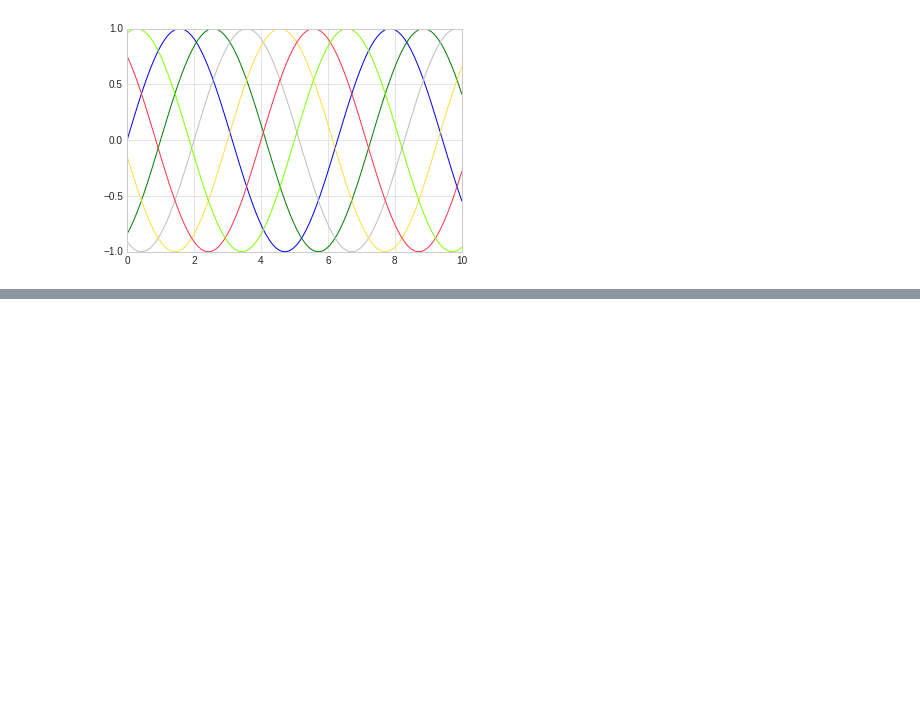
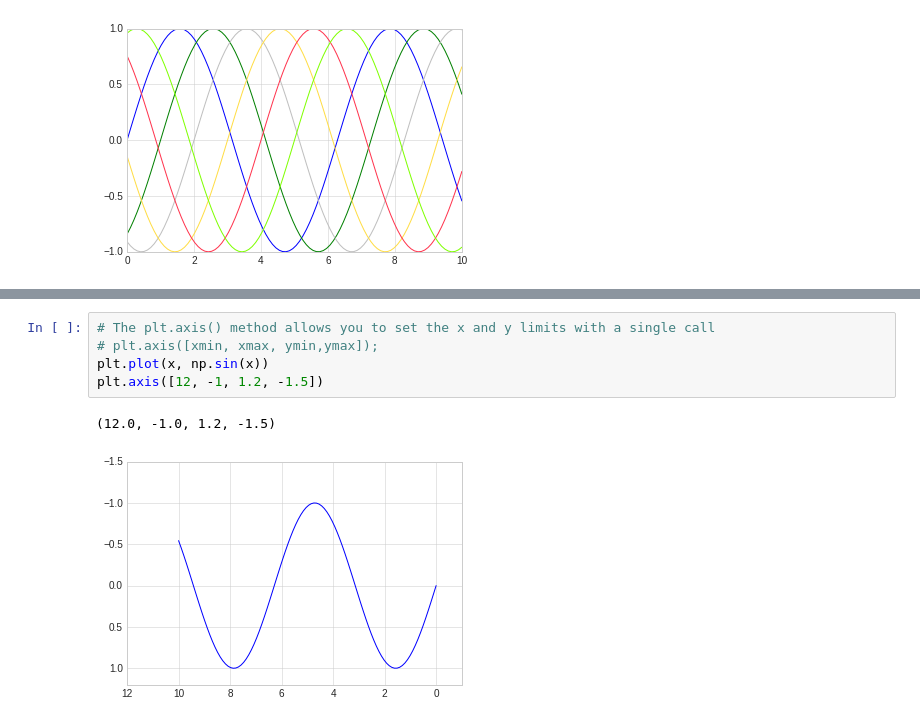
Before and after one commit to aliensmart/machine_learning, a Jupyter notebook: Matplotlib.ipynb, the cells around one changed output, grey strips where cells are left out. Saved outputs shown, nothing was run; the diff lists cells and outputs as text; blank space fills up the shorter version.

```diff
--- a/Matplotlib.ipynb
+++ b/Matplotlib.ipynb
@@ -141,0 +157,8 @@ plt.plot(x, x + 3, ':k')   # solid green
+# %%
+# The plt.axis() method allows you to set the x and y limits with a single call
+# plt.axis([xmin, xmax, ymin,ymax]);
+plt.plot(x, np.sin(x))
+plt.axis([12, -1, 1.2, -1.5])
+# %% [output]
+(12.0, -1.0, 1.2, -1.5)
+[figure, added]
```
Also changed, not shown: parts of 10 cells of this notebook.
